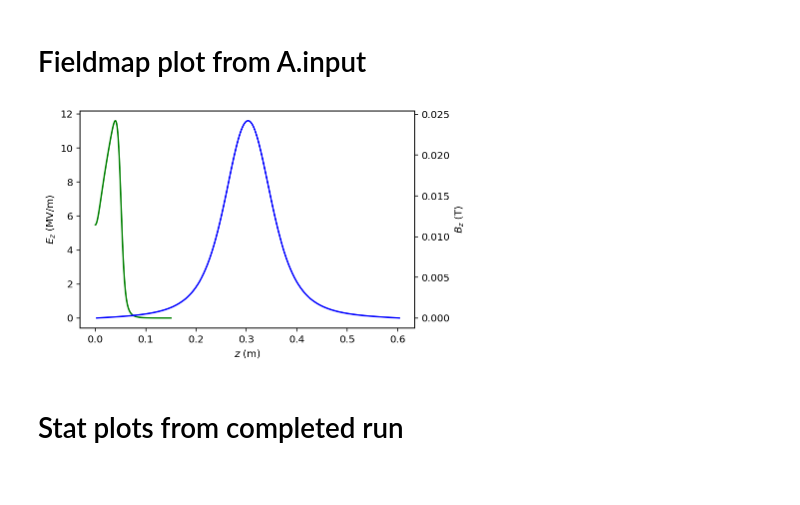
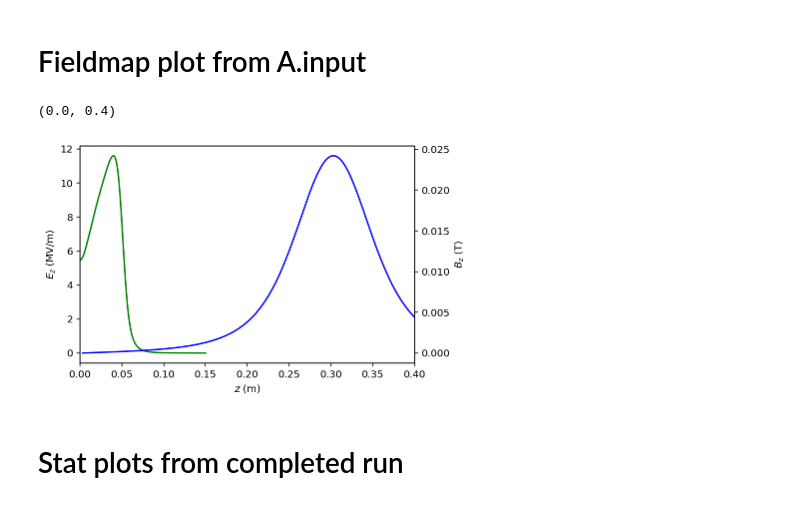
Before and after one commit to ChristopherMayes/lume-astra, a Jupyter notebook: examples/plot_examples.ipynb, the cells around one changed output. Drawn from its saved outputs; the diff is of its cells as text; code cells hidden in the pictures.

```diff
--- a/examples/plot_examples.ipynb
+++ b/examples/plot_examples.ipynb
@@ -22,10 +22,13 @@ ASTRA_IN = os.path.join(template_dir, 'dcgun/astra.in')
 A = Astra(input_file=ASTRA_IN)
 # %% [markdown]
 # Fieldmap plot from A.input
-# %%
-plot_fieldmaps(A.input)
-# %% [output]
-[figure, removed]
+# %%
+fig = plot_fieldmaps(A.input)
+# The returned figure can be modified
+fig.axes[0].set_xlim(0, 0.4)
+# %% [output]
+(0.0, 0.4)
+[figure, added]
 # %% [markdown]
 # Stat plots from completed run
 # %%
```
Also changed, not shown: parts of 1 cell of this notebook, 14 other files.
